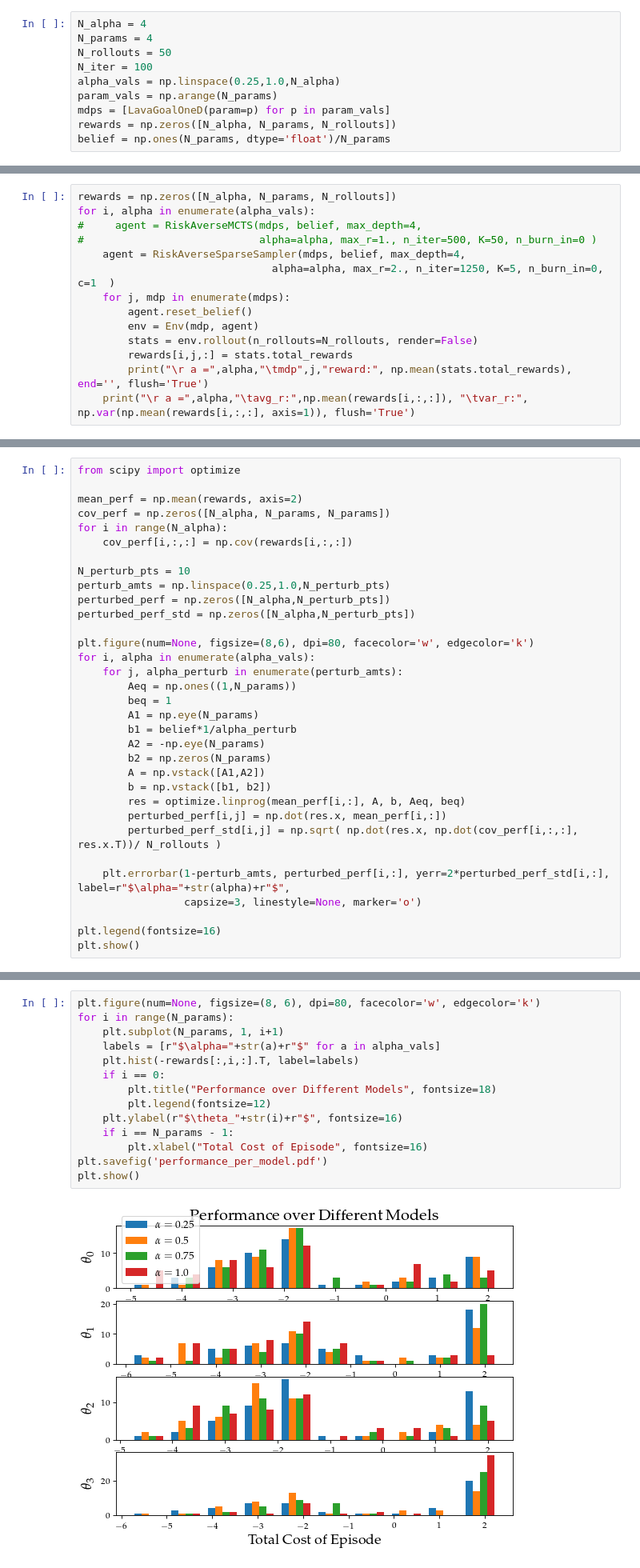
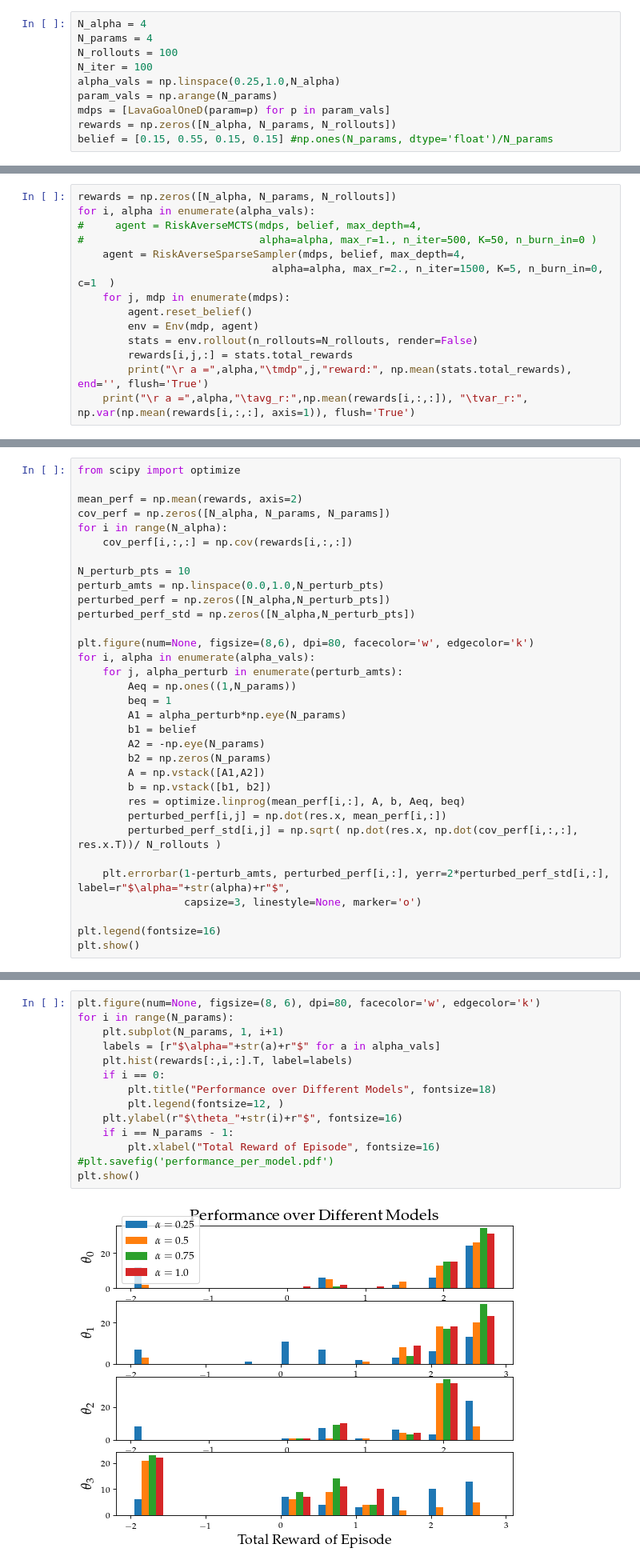
Before and after one commit to ShogoAkiyama/risk-sensitive-mcts, a Jupyter notebook: Gridworld Experiments.ipynb, the cells around one changed output, grey strips where cells are left out. Shown: that part at 80% size. Saved outputs shown, nothing was run; the diff lists cells and outputs as text.

```diff
--- a/Gridworld Experiments.ipynb
+++ b/Gridworld Experiments.ipynb
@@ -17,13 +14,13 @@ The autoreload extension is already loaded. To reload it, use:
 # %%
 N_alpha = 4
 N_params = 4
-N_rollouts = 50
+N_rollouts = 100
 N_iter = 100
 alpha_vals = np.linspace(0.25,1.0,N_alpha)
 param_vals = np.arange(N_params)
 mdps = [LavaGoalOneD(param=p) for p in param_vals]
 rewards = np.zeros([N_alpha, N_params, N_rollouts])
-belief = np.ones(N_params, dtype='float')/N_params
+belief = [0.15, 0.55, 0.15, 0.15] #np.ones(N_params, dtype='float')/N_params
 # %% [markdown]
 We perform a rollout on every MDP with every $\alpha$ value
 # %%
@@ -32,7 +29,7 @@ for i, alpha in enumerate(alpha_vals):
 #     agent = RiskAverseMCTS(mdps, belief, max_depth=4,
 #                            alpha=alpha, max_r=1., n_iter=500, K=50, n_burn_in=0 )
     agent = RiskAverseSparseSampler(mdps, belief, max_depth=4,
-                               alpha=alpha, max_r=2., n_iter=1250, K=5, n_burn_in=0, c=1  )
+                               alpha=alpha, max_r=2., n_iter=1500, K=5, n_burn_in=0, c=1  )
     for j, mdp in enumerate(mdps):
         agent.reset_belief()
         env = Env(mdp, agent)
@@ -56,7 +53,7 @@ for i in range(N_alpha):
     cov_perf[i,:,:] = np.cov(rewards[i,:,:])
 
 N_perturb_pts = 10
-perturb_amts = np.linspace(0.25,1.0,N_perturb_pts)
+perturb_amts = np.linspace(0.0,1.0,N_perturb_pts)
 perturbed_perf = np.zeros([N_alpha,N_perturb_pts])
 perturbed_perf_std = np.zeros([N_alpha,N_perturb_pts])
 
@@ -65,8 +62,8 @@ for i, alpha in enumerate(alpha_vals):
     for j, alpha_perturb in enumerate(perturb_amts):
         Aeq = np.ones((1,N_params))
         beq = 1
-        A1 = np.eye(N_params)
-        b1 = belief*1/alpha_perturb
+        A1 = alpha_perturb*np.eye(N_params)
+        b1 = belief
         A2 = -np.eye(N_params)
         b2 = np.zeros(N_params)
         A = np.vstack([A1,A2])
@@ -97,19 +96,19 @@ plt.show()
 # %%
 plt.figure(num=None, figsize=(8, 6), dpi=80, facecolor='w', edgecolor='k')
 for i in range(N_params):
     plt.subplot(N_params, 1, i+1)
     labels = [r"$\alpha="+str(a)+r"$" for a in alpha_vals]
-    plt.hist(-rewards[:,i,:].T, label=labels)
+    plt.hist(rewards[:,i,:].T, label=labels)
     if i == 0:
         plt.title("Performance over Different Models", fontsize=18)
-        plt.legend(fontsize=12)
+        plt.legend(fontsize=12, )
     plt.ylabel(r"$\theta_"+str(i)+r"$", fontsize=16)
     if i == N_params - 1:
-        plt.xlabel("Total Cost of Episode", fontsize=16)
-plt.savefig('performance_per_model.pdf')
+        plt.xlabel("Total Reward of Episode", fontsize=16)
+#plt.savefig('performance_per_model.pdf')
 plt.show()
 # %% [output]
-[figure, old version]
+[figure, new version]
 # %%
 plt.figure(num=None, figsize=(8, 6), dpi=80, facecolor='w', edgecolor='k')
 labels = [r"$\alpha="+str(a)+r"$" for a in alpha_vals]
```
Also changed, not shown: parts of 7 cells of this notebook, 2 other files.
